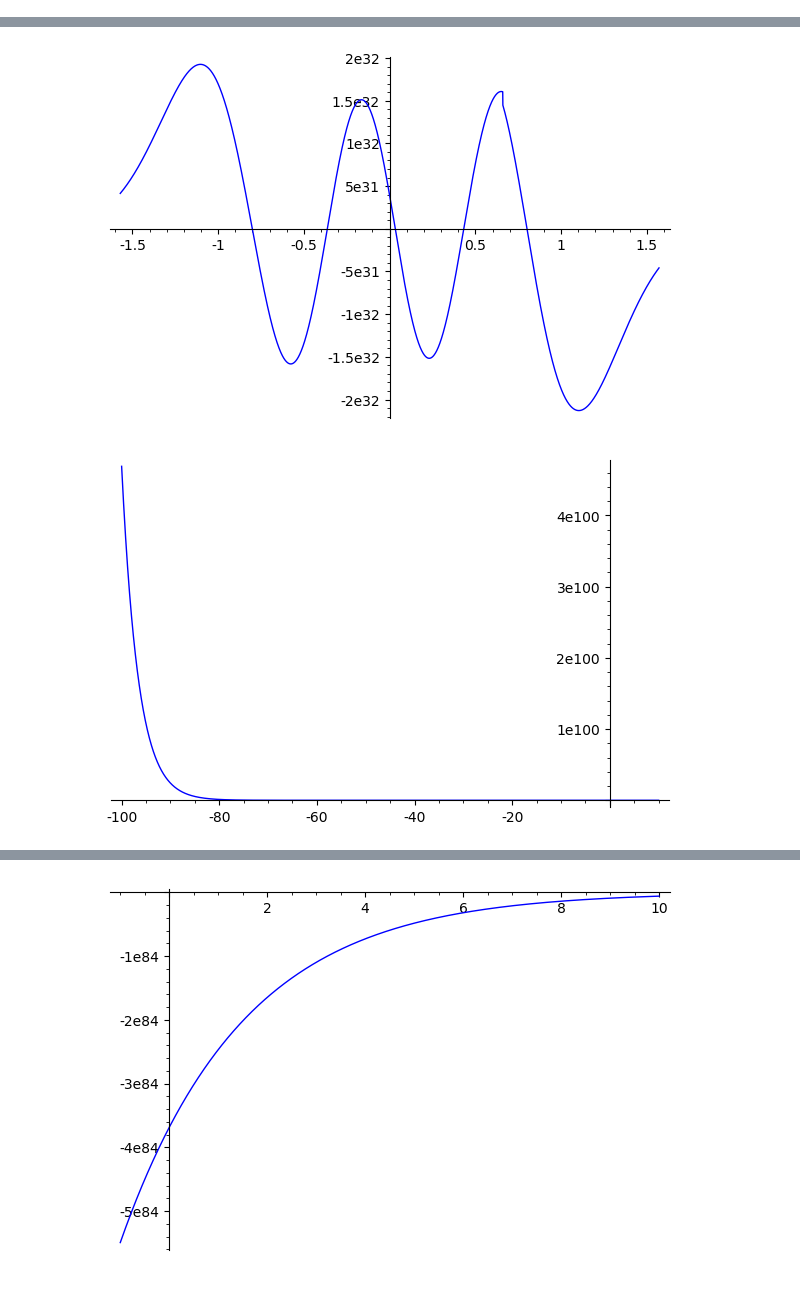
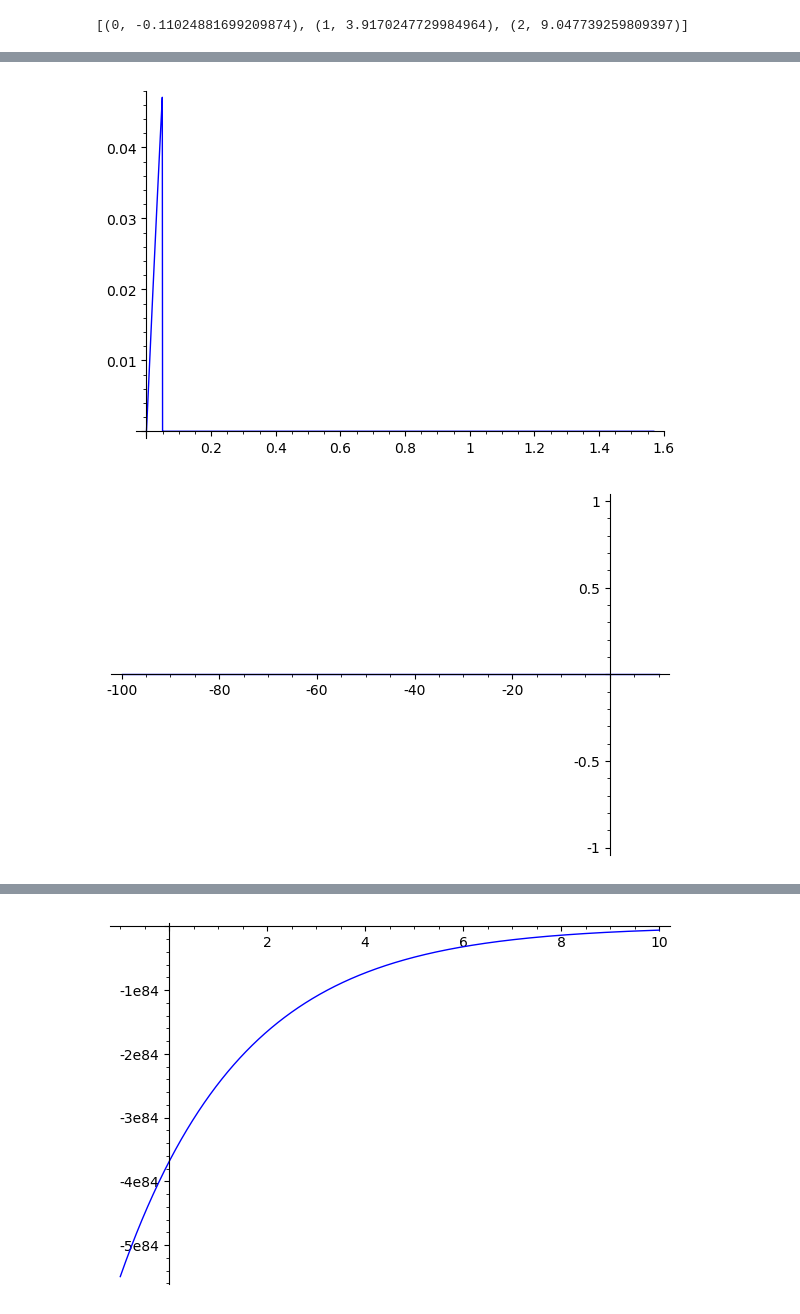
Before and after one commit to twist-numerical/matslise, a Jupyter notebook: notebooks/test_pyslise.ipynb, the cells around one changed output, grey strips where cells are left out. Saved outputs shown, nothing was run; the diff lists cells and outputs as text; code cells hidden in the pictures.

```diff
--- a/notebooks/test_pyslise.ipynb
+++ b/notebooks/test_pyslise.ipynb
@@ -8,0 +1,9 @@ p.propagate(0,[0,1],-5.5,5)
+# %%
+import sys
+sys.path.append('../cmake-build-release-gcc/src/python/')
+import pyslise as ps
+import numpy as np
+
+p = ps.Pyslise(lambda x: 2*cos(2*x), 0, pi, steps=11)
+y0 = [0, 1]
+y1 = [0, 1]
@@ -13,9 +61,12 @@ plot(lambda E: p.calculateError(E, [0,1], [0,1])[2], [0, 100])
+# %%
+p.computeEigenvaluesByIndex(0,3,y0,y0)
+# %% [output]
+[(0, -0.11024881699209874), (1, 3.9170247729984964), (2, 9.047739259809397)]
 # %%
-y0 = [0,1]
-y1 = [1, -1]
+
 E = 100
 (plot(lambda x: p.propagate(E, y0, -5.5, x)[1]/pi, (-5.5, 5.5), color="red")
 +plot(lambda x: p.propagate(E, y1, 5.5, x)[1]/pi, (-5.5, 5.5), color="green")).show()
-plot(lambda x: p.eigenfunctionCalculator(E, y0, y1)(x)[0], (-pi/2, pi/2)).show()
+plot(lambda x: p.eigenfunctionCalculator(E, y0, y1)(x)[0], (0, pi)).show()
 (plot(lambda E: p.calculateError(E, y0, y1)[0], (-100,10))).show()
 # %% [output]
@@ -23,3 +76,3 @@ plot(lambda x: p.eigenfunctionCalculator(E, y0, y1)(x)[0], (-pi/2, pi/2)).show()
-[figure, old version]
+[figure, new version]
-[figure, old version]
+[figure, new version]
 # %%
```
Also changed, not shown: parts of 12 cells of this notebook, 21 other files.
